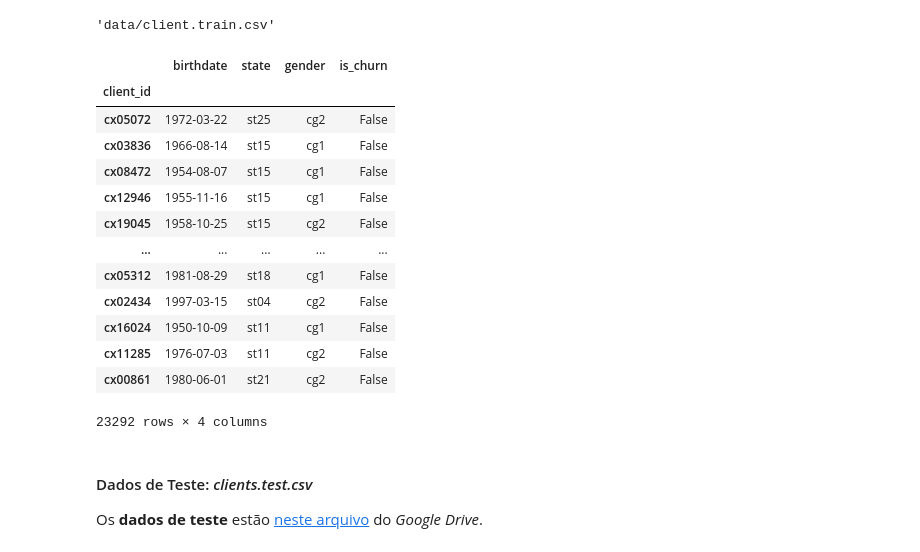
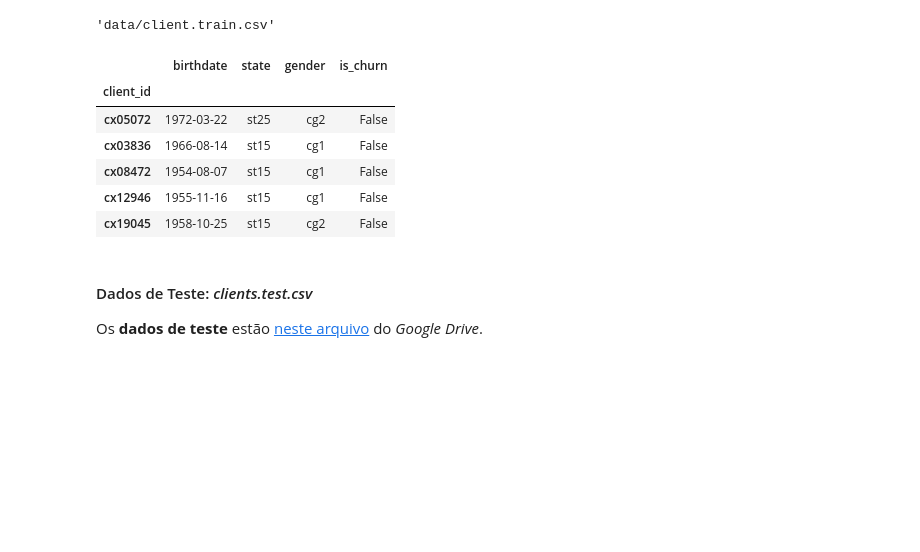
Before and after one commit to casjunior93/Desafio-Tera---Ensemble, a Jupyter notebook: Desafio_Assinado_Luizalabs_Ensembles.ipynb, the cells around one changed output. Saved outputs shown, nothing was run; the diff lists cells and outputs as text; code cells hidden in the pictures; blank space fills up the shorter version.

Commit message:
Continuando com gráficos da variavel clients_tr

```diff
--- a/Desafio_Assinado_Luizalabs_Ensembles.ipynb
+++ b/Desafio_Assinado_Luizalabs_Ensembles.ipynb
@@ -134,27 +136,20 @@ To: /content/data/client.train.csv
 # %%
 clients_tr = pd.read_csv(
     FILE_INFO[key]['output'],
     index_col=0,
     sep=',',
     encoding='utf-8',
     parse_dates=['birthdate']
 )
-clients_tr
+clients_tr.head()
 # %% [output]
 |  | birthdate | state | gender | is_churn |
 | client_id |  |  |  |  |
 | cx05072 | 1972-03-22 | st25 | cg2 | False |
 | cx03836 | 1966-08-14 | st15 | cg1 | False |
 | cx08472 | 1954-08-07 | st15 | cg1 | False |
 | cx12946 | 1955-11-16 | st15 | cg1 | False |
 | cx19045 | 1958-10-25 | st15 | cg2 | False |
-| ... | ... | ... | ... | ... |
-| cx05312 | 1981-08-29 | st18 | cg1 | False |
-| cx02434 | 1997-03-15 | st04 | cg2 | False |
-| cx16024 | 1950-10-09 | st11 | cg1 | False |
-| cx11285 | 1976-07-03 | st11 | cg2 | False |
-| cx00861 | 1980-06-01 | st21 | cg2 | False |
-23292 rows × 4 columns
 # %% [markdown]
 #### Dados de Teste: _clients.test.csv_
 
```
Also changed, not shown: parts of 15 cells of this notebook.
